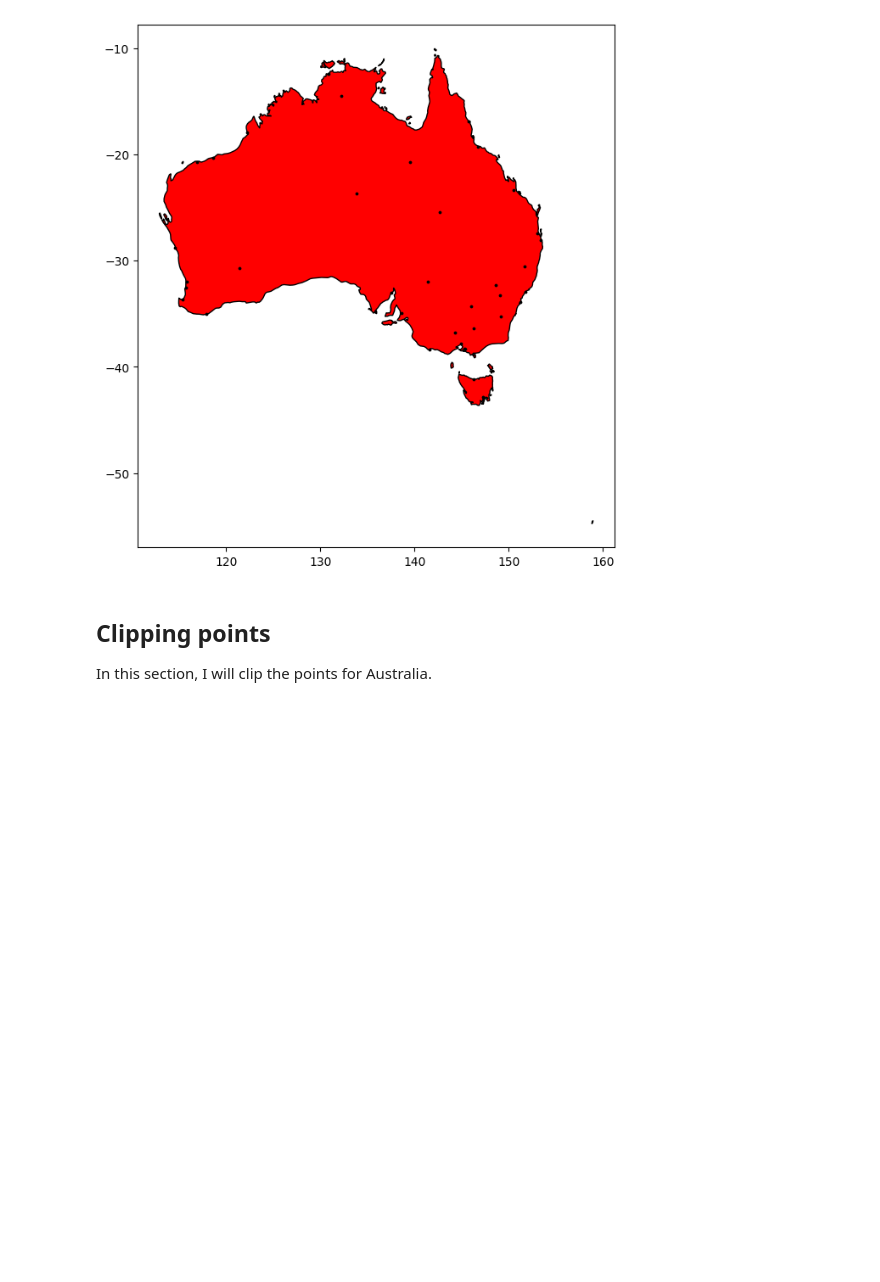
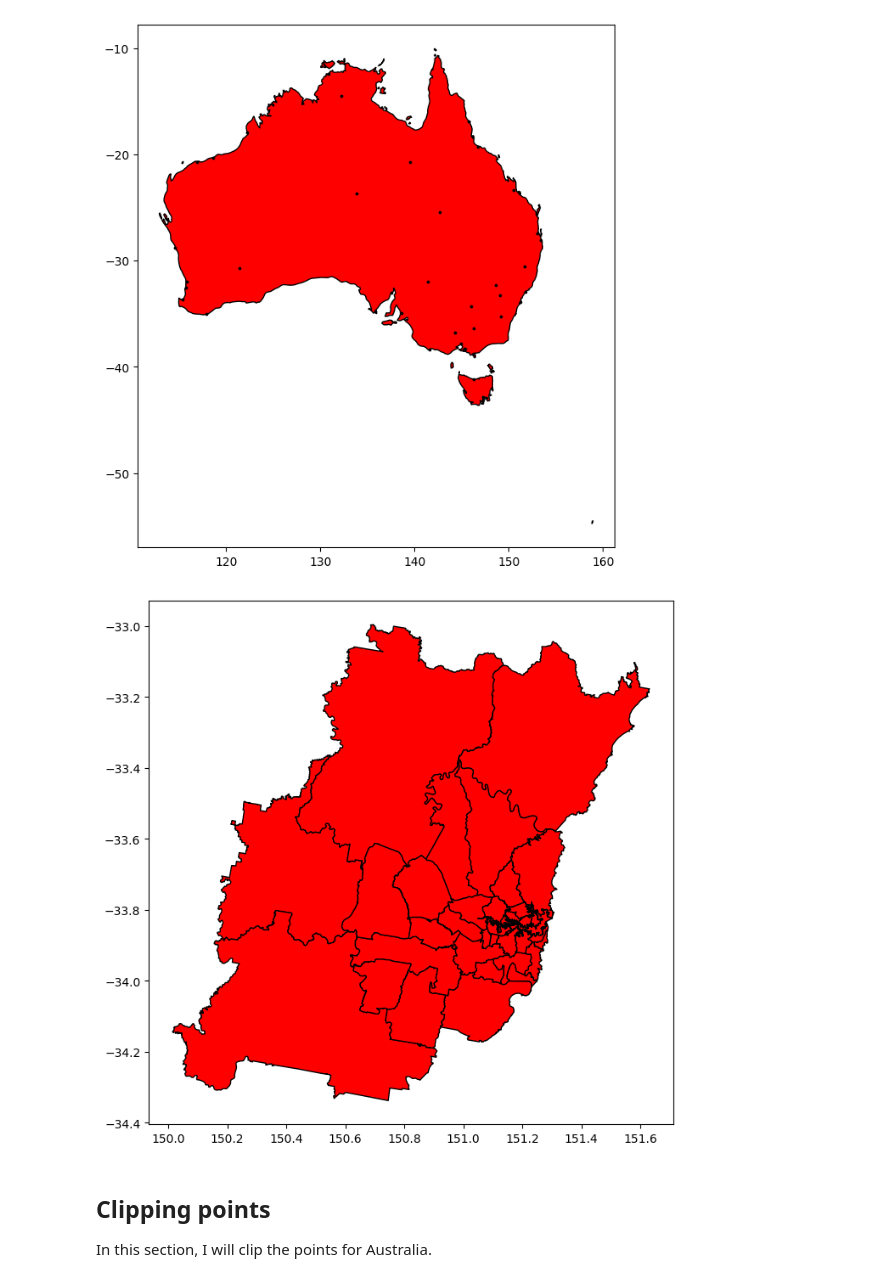
Before and after one commit to MarkM2000/Final-Project-MAP674, a Jupyter notebook: assignment/Natural-Gas-Sydney-Suburbs.ipynb, the cells around one changed output. Cells and saved outputs as stored; diff of their text form; code cells hidden in the pictures; blank space fills up the shorter version.

Commit message:
Testing out lgas_sydney_and_surrounds.geojson file
Testing out file from https://citydata.be.unsw.edu.au/dataset/lgas_sydney_and_surrounds/resource/f4f5ec43-c8e5-4922-8f0c-ae13c2e1fe75?inner_span=True

```diff
--- a/assignment/Natural-Gas-Sydney-Suburbs.ipynb
+++ b/assignment/Natural-Gas-Sydney-Suburbs.ipynb
@@ -32,6 +32,7 @@ In this section, I will be importing data to clip the points for Australia. Thes
 # %%
 countries = gpd.read_file('../data/ne_50m_admin_0_australia.geojson')
 pop_places = gpd.read_file('../data/ne_50m_populated_places_australia.geojson')
+area = gpd.read_file('../data/LGAs_Sydney_and_surrounds.geojson')
 # %%
 # change default figsize
 plt.rcParams['figure.figsize'] = (14, 8)
@@ -46,6 +47,16 @@ countries.plot(ax=ax, edgecolor=border_color, color='#FF0000', zorder=1);
 pop_places.plot(ax=ax, color=marker_color, markersize=3, zorder=2);
 # %% [output]
 [figure]
+# %%
+fig, ax = plt.subplots()
+
+base_color = '#000000'
+border_color = base_color
+marker_color = '#000000'
+
+area.plot(ax=ax, edgecolor=border_color, color='#FF0000', zorder=1);
+# %% [output]
+[figure, added]
 # %% [markdown]
 ## Clipping points
 In this section, I will clip the points for Australia.
```
